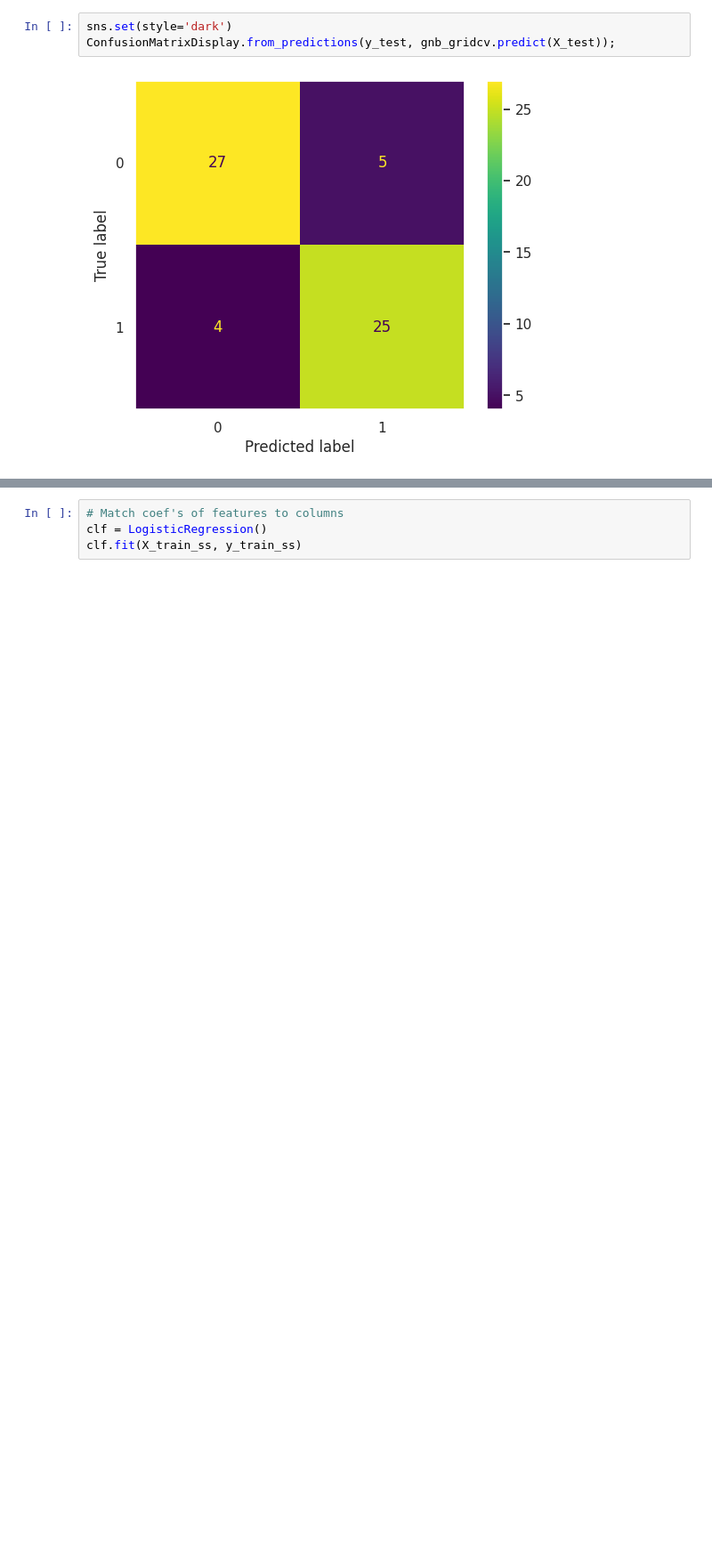
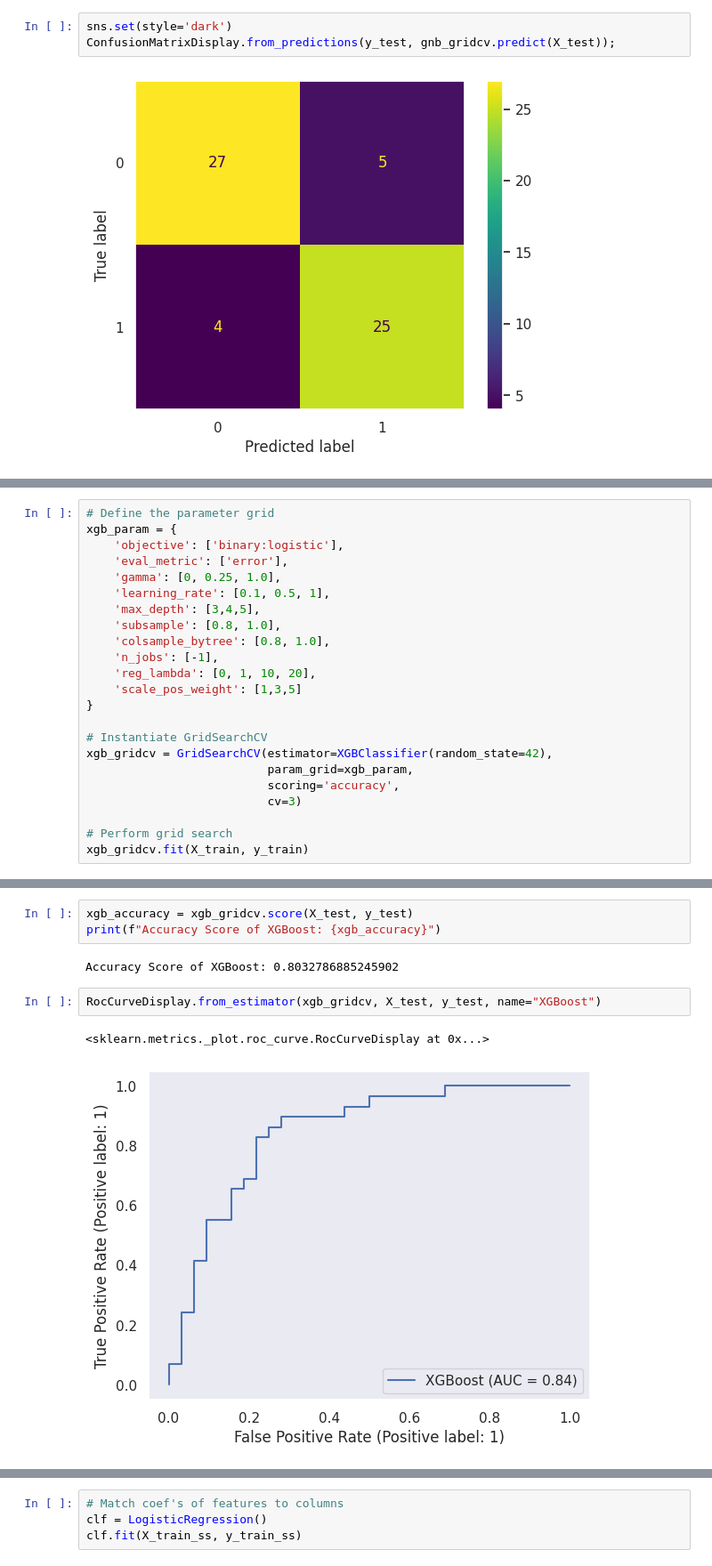
Before and after one commit to sakethyalamanchili/Kaggle-Notebooks, a Jupyter notebook: heart-disease-prediction-with-ml.ipynb, the cells around one changed output, grey strips where cells are left out. Shown at 89% size. Saved outputs shown, nothing was run; the diff lists cells and outputs as text; blank space fills up the shorter version.

```diff
--- a/heart-disease-prediction-with-ml.ipynb
+++ b/heart-disease-prediction-with-ml.ipynb
@@ -1113,0 +967,23 @@ weighted avg       0.85      0.85      0.85        61
+# %%
+# Define the parameter grid
+xgb_param = {
+    'objective': ['binary:logistic'],
+    'eval_metric': ['error'],
+    'gamma': [0, 0.25, 1.0],
+    'learning_rate': [0.1, 0.5, 1],
+    'max_depth': [3,4,5],
+    'subsample': [0.8, 1.0],
+    'colsample_bytree': [0.8, 1.0],
+    'n_jobs': [-1],
+    'reg_lambda': [0, 1, 10, 20],
+    'scale_pos_weight': [1,3,5]
+}
+
+# Instantiate GridSearchCV
+xgb_gridcv = GridSearchCV(estimator=XGBClassifier(random_state=42),
+                          param_grid=xgb_param,
+                          scoring='accuracy',
+                          cv=3)
+
+# Perform grid search
+xgb_gridcv.fit(X_train, y_train)
@@ -1113,0 +1035,10 @@ weighted avg       0.85      0.85      0.85        61
+# %%
+xgb_accuracy = xgb_gridcv.score(X_test, y_test)
+print(f"Accuracy Score of XGBoost: {xgb_accuracy}")
+# %% [output]
+Accuracy Score of XGBoost: 0.8032786885245902
+# %%
+RocCurveDisplay.from_estimator(xgb_gridcv, X_test, y_test, name="XGBoost")
+# %% [output]
+<sklearn.metrics._plot.roc_curve.RocCurveDisplay at 0x...>
+[figure, added]
```
Also changed, not shown: parts of 43 cells of this notebook.
